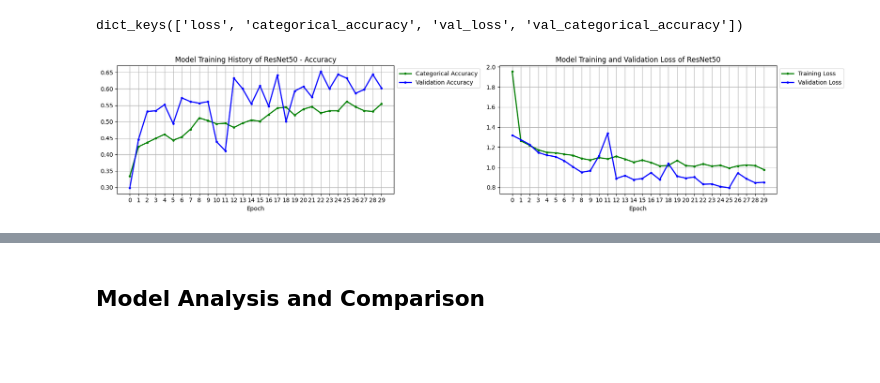
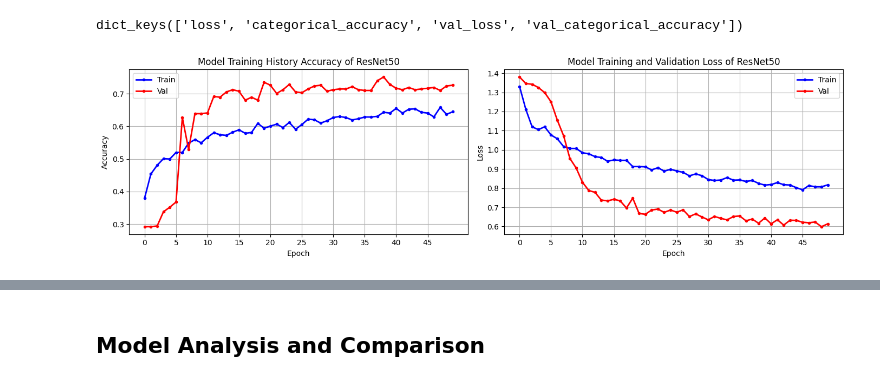
Before and after one commit to 87tana/ImageObjectClassification_NetworkComparison, a Jupyter notebook: Brain_Tumor_Classification_modified.ipynb, the cells around one changed output, grey strips where cells are left out. Cells and saved outputs as stored; diff of their text form; code cells hidden in the pictures; blank space fills up the shorter version.

```diff
--- a/Brain_Tumor_Classification_modified.ipynb
+++ b/Brain_Tumor_Classification_modified.ipynb
@@ -738,10 +780,11 @@ keras.utils.plot_model(model_ResNet50, show_shapes=True)
 # %%
-model_ResNet50.compile(optimizer=Adam(learning_rate=0.001),
+model_ResNet50.compile(optimizer=Adam(learning_rate=0.00005),
              loss='categorical_crossentropy',
              metrics=['categorical_accuracy'])
 # %%
 ckp_interval = 5 * int(np.ceil(train_data.shape[0]/batch_size)) # x * epocs
-ckp_path = r"drive/MyDrive/Tumor_Classification/Model-Checkpoints/ResNet50/epocch_{epoch:02d}.hdf5"
+ckp_path = r"drive/MyDrive/Tumor_Classification/Model-Checkpoints/ResNet50"
+ckp_path = os.path.join(ckp_folder,r"epocch_{epoch:02d}.hdf5")
 
 model_ResNet50_checkpoint_callback = tf.keras.callbacks.ModelCheckpoint(
     filepath=ckp_path,
@@ -757,6 +800,11 @@ model_ResNet50_checkpoint_callback = tf.keras.callbacks.ModelCheckpoint(
 train_history_ResNet50 = model_ResNet50.fit(train_dataset,
                           batch_size = batch_size,
                           validation_data = val_dataset,
-                          epochs = 30,
-                          callbacks = [early_stopping, model_ResNet50_checkpoint_callback])
+                          epochs = 50,
+                          callbacks = [model_ResNet50_checkpoint_callback])
+
+
+# Save the train history
+with open(os.path.join(ckp_folder,'train_history_ResNet50'), 'wb') as file_pi:
+    pickle.dump(train_history_ResNet50, file_pi)
 # %% [output]
@@ -781,33 +829,44 @@ Wall time: 13min 51s
 print(train_history_ResNet50.history.keys())
 # %% [output]
 dict_keys(['loss', 'categorical_accuracy', 'val_loss', 'val_categorical_accuracy'])
+# %%
+# If load the history from the previsouly trained model.
+with open(os.path.join(ckp_folder,'train_history_ResNet50'), 'rb') as file_pi:
+    train_history_ResNet50 = pickle.load(file_pi)
 # %%
 # Create subplots
-fig, axes = plt.subplots(nrows=1, ncols=2, figsize=(18, 4))
+fig, axes = plt.subplots(nrows=1, ncols=2, figsize=(14, 4))
 
 # Plot Categorical Accuracy and Validation Accuracy
 axes[0].grid(True)
-axes[0].plot(train_history_ResNet50.history['categorical_accuracy'], '.g-', linewidth=2, label='Categorical Accuracy')
-axes[0].plot(train_history_ResNet50.history['val_categorical_accuracy'], '.b-', linewidth=2, label='Validation Accuracy')
-axes[0].set_title('Model Training History of ResNet50 - Accuracy')
+axes[0].plot(train_history_ResNet50.history['categorical_accuracy'], '.b-', linewidth=2, label='Categorical Accuracy')
+axes[0].plot(train_history_ResNet50.history['val_categorical_accuracy'], '.r-', linewidth=2, label='Validation Accuracy')
+axes[0].set_title('Model Training History Accuracy of ResNet50')
 axes[0].set_xlabel('Epoch')
-axes[0].set_xticks(range(len(train_history_ResNet50.history['categorical_accuracy'])))
-axes[0].legend(loc='upper left', bbox_to_anchor=(1, 1))
+axes[0].set_ylabel('Accuracy')
+axes[0].set_xticks(range(0,len(train_history_ResNet50.history['categorical_accuracy']),5))
+#axes[0].legend(loc='upper left', bbox_to_anchor=(1, 1))
+axes[0].legend(['Train','Val'])
 
 # Plot Training Loss and Validation Loss
+
+
+#if 'val_loss' in train_history_ResNet50.history:
 axes[1].grid(True)
-axes[1].plot(train_history_ResNet50.history['loss'], '.g-', label='Training Loss', linewidth=2)
-
-if 'val_loss' in train_history_ResNet50.history:
-    axes[1].plot(train_history_ResNet50.history['val_loss'], '.b-', label='Validation Loss', linewidth=2)
+axes[1].plot(train_history_ResNet50.history['loss'], '.b-', label='Training Loss', linewidth=2)
+axes[1].plot(train_history_ResNet50.history['val_loss'], '.r-', label='Validation Loss', linewidth=2)
 
 axes[1].set_title('Model Training and Validation Loss of ResNet50')
 axes[1].set_xlabel('Epoch')
-axes[1].set_xticks(range(len(train_history_ResNet50.history['loss'])))
-axes[1].legend(loc='upper left', bbox_to_anchor=(1, 1))
+axes[1].set_ylabel('Loss')
+axes[1].set_xticks(range(0,len(train_history_ResNet50.history['loss']),5))
+
+#axes[1].legend(loc='upper left', bbox_to_anchor=(1, 1))
+axes[1].legend(['Train','Val'])
+
 
 plt.tight_layout()
 plt.show()
 # %% [output]
-[figure, old version]
+[figure, new version]
 # %%
```
Also changed, not shown: parts of 41 cells of this notebook.
